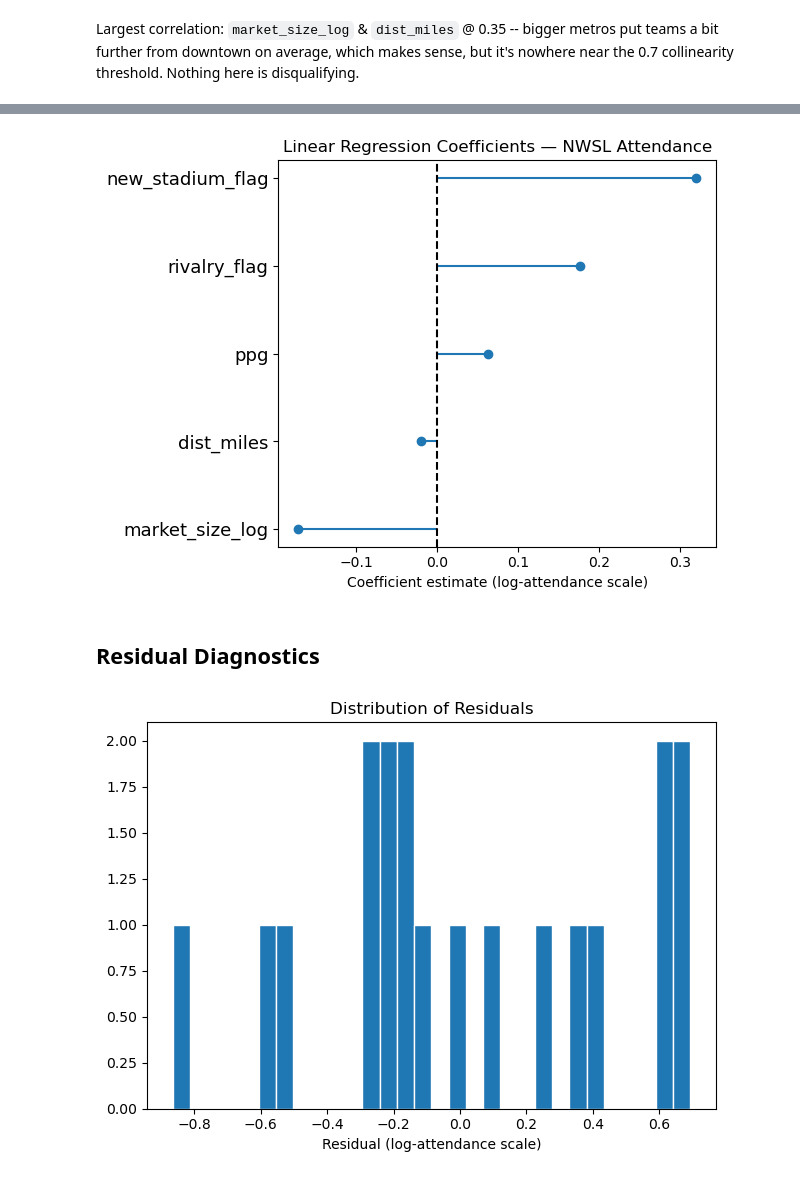
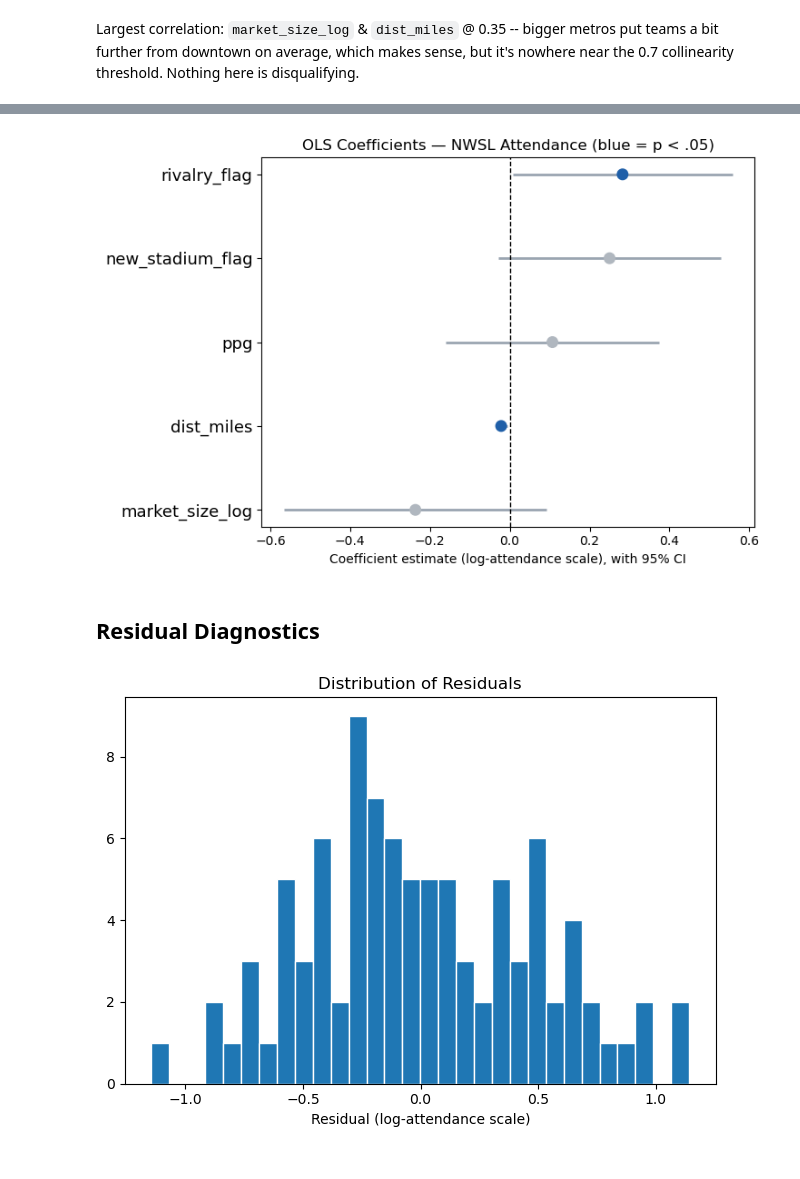
Before and after one commit to isabelpt/nwsl-growth-analysis, a Jupyter notebook: code/03_stadiums_analyze.ipynb, the cells around one changed output, grey strips where cells are left out. Cells and saved outputs as stored; diff of their text form; code cells hidden in the pictures.

Commit message:
sklearn -> statsmodels

```diff
--- a/code/03_stadiums_analyze.ipynb
+++ b/code/03_stadiums_analyze.ipynb
@@ -1340,23 +1333,38 @@ Test RMSE (log scale): 0.444
 # %%
-R = coef_plot_df(linreg, predictors)
+# Forest-style coefficient plot with 95% CIs (statsmodels gives us these for free --
+# sklearn couldn't) -- points colored by whether the 95% CI excludes zero
+ci = ols_model.conf_int().loc[predictors]
+R = pd.DataFrame({
+    "vari": predictors,
+    "coef": ols_model.params[predictors],
+    "ci_low": ci[0],
+    "ci_high": ci[1],
+    "pval": ols_model.pvalues[predictors],
+}).sort_values("coef").reset_index(drop=True)
+R["significant"] = R["pval"] < 0.05
 
-plt.hlines(R.index, 0, R.coef)
-plt.scatter(R.coef, R.index)
-plt.axvline(0, linestyle="--", color="black")
+plt.figure(figsize=(7.5, 5))
+plt.hlines(R.index, R.ci_low, R.ci_high, color="#9aa5b1", linewidth=2, zorder=1)
+plt.scatter(
+    R.coef, R.index,
+    color=R["significant"].map({True: "#1F5FA8", False: "#B0B7BF"}),
+    s=70, zorder=3,
+)
+plt.axvline(0, linestyle="--", color="black", linewidth=1)
 plt.yticks(R.index, R.vari, fontsize=13)
-plt.xlabel("Coefficient estimate (log-attendance scale)")
-plt.title("Linear Regression Coefficients — NWSL Attendance")
+plt.xlabel("Coefficient estimate (log-attendance scale), with 95% CI")
+plt.title("OLS Coefficients \u2014 NWSL Attendance (blue = p < .05)")
 plt.tight_layout()
 # %% [output]
-[figure, old version]
+[figure, new version]
 # %% [markdown]
 ## Residual Diagnostics
 # %%
-residuals = y_test - y_pred
+residuals = ols_model.resid
 
 plt.hist(residuals, bins=30, edgecolor='white')
 plt.xlabel('Residual (log-attendance scale)')
 plt.title('Distribution of Residuals')
 plt.tight_layout()
 # %% [output]
-[figure, old version]
+[figure, new version]
```
Also changed, not shown: parts of 3 cells of this notebook, 7 other files.
